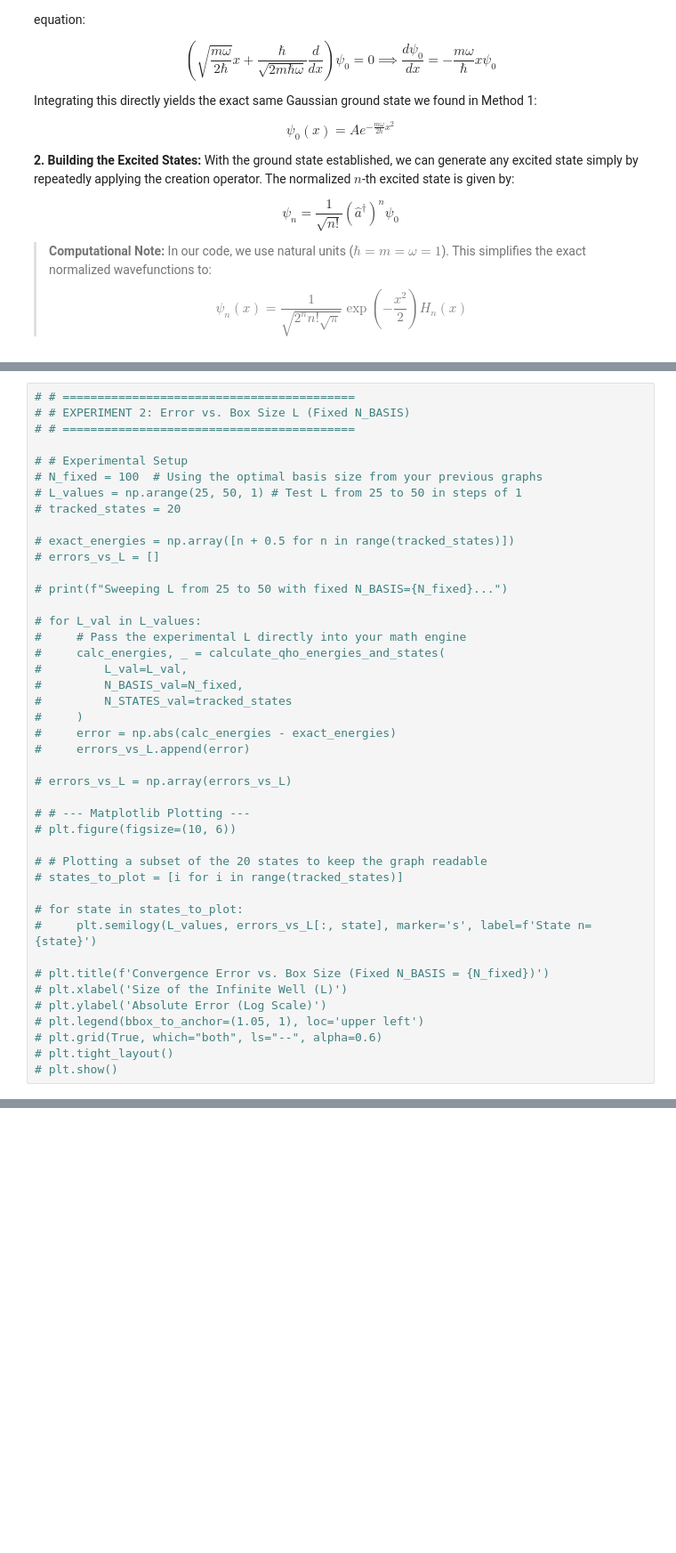
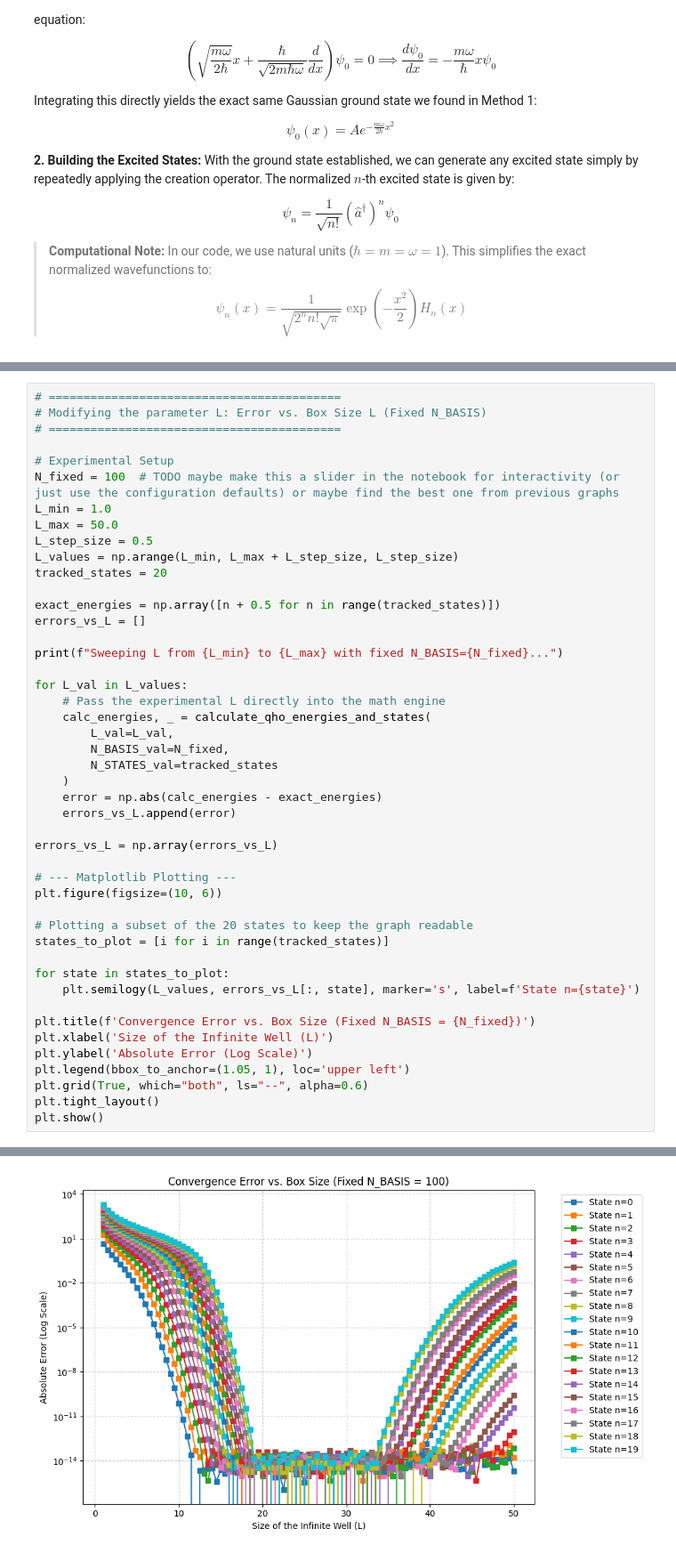
Before and after one commit to GalD101/variational_method_QHO_Project, a Jupyter notebook: QHO_Variational_Method.ipynb, the cells around one changed output, grey strips where cells are left out. Shown at 89% size. Drawn from its saved outputs; the diff is of its cells as text; blank space fills up the shorter version.

```diff
--- a/QHO_Variational_Method.ipynb
+++ b/QHO_Variational_Method.ipynb
@@ -731,43 +532,47 @@ plt.show()
 # %%
-# # ==========================================
-# # EXPERIMENT 2: Error vs. Box Size L (Fixed N_BASIS)
-# # ==========================================
+# ==========================================
+# Modifying the parameter L: Error vs. Box Size L (Fixed N_BASIS)
+# ==========================================
 
-# # Experimental Setup
-# N_fixed = 100  # Using the optimal basis size from your previous graphs
-# L_values = np.arange(25, 50, 1) # Test L from 25 to 50 in steps of 1
-# tracked_states = 20
+# Experimental Setup
+N_fixed = 100  # TODO maybe make this a slider in the notebook for interactivity (or just use the configuration defaults) or maybe find the best one from previous graphs
+L_min = 1.0
+L_max = 50.0
+L_step_size = 0.5
+L_values = np.arange(L_min, L_max + L_step_size, L_step_size)
+tracked_states = 20
 
-# exact_energies = np.array([n + 0.5 for n in range(tracked_states)])
-# errors_vs_L = []
+exact_energies = np.array([n + 0.5 for n in range(tracked_states)])
+errors_vs_L = []
 
-# print(f"Sweeping L from 25 to 50 with fixed N_BASIS={N_fixed}...")
+print(f"Sweeping L from {L_min} to {L_max} with fixed N_BASIS={N_fixed}...")
 
-# for L_val in L_values:
-#     # Pass the experimental L directly into your math engine
-#     calc_energies, _ = calculate_qho_energies_and_states(
-#         L_val=L_val,
-#         N_BASIS_val=N_fixed,
-#         N_STATES_val=tracked_states
-#     )
-#     error = np.abs(calc_energies - exact_energies)
-#     errors_vs_L.append(error)
+for L_val in L_values:
+    # Pass the experimental L directly into the math engine
+    calc_energies, _ = calculate_qho_energies_and_states(
+        L_val=L_val,
+        N_BASIS_val=N_fixed,
+        N_STATES_val=tracked_states
+    )
+    error = np.abs(calc_energies - exact_energies)
+    errors_vs_L.append(error)
 
-# errors_vs_L = np.array(errors_vs_L)
+errors_vs_L = np.array(errors_vs_L)
 
-# # --- Matplotlib Plotting ---
-# plt.figure(figsize=(10, 6))
+# --- Matplotlib Plotting ---
+plt.figure(figsize=(10, 6))
 
-# # Plotting a subset of the 20 states to keep the graph readable
-# states_to_plot = [i for i in range(tracked_states)]
+# Plotting a subset of the 20 states to keep the graph readable
+states_to_plot = [i for i in range(tracked_states)]
 
-# for state in states_to_plot:
-#     plt.semilogy(L_values, errors_vs_L[:, state], marker='s', label=f'State n={state}')
+for state in states_to_plot:
+    plt.semilogy(L_values, errors_vs_L[:, state], marker='s', label=f'State n={state}')
 
-# plt.title(f'Convergence Error vs. Box Size (Fixed N_BASIS = {N_fixed})')
-# plt.xlabel('Size of the Infinite Well (L)')
-# plt.ylabel('Absolute Error (Log Scale)')
-# plt.legend(bbox_to_anchor=(1.05, 1), loc='upper left')
-# plt.grid(True, which="both", ls="--", alpha=0.6)
-# plt.tight_layout()
-# plt.show()
+plt.title(f'Convergence Error vs. Box Size (Fixed N_BASIS = {N_fixed})')
+plt.xlabel('Size of the Infinite Well (L)')
+plt.ylabel('Absolute Error (Log Scale)')
+plt.legend(bbox_to_anchor=(1.05, 1), loc='upper left')
+plt.grid(True, which="both", ls="--", alpha=0.6)
+plt.tight_layout()
+plt.show()
+# %% [output]
@@ -773,0 +580 @@ plt.show()
+[figure, added]
```
Also changed, not shown: parts of 15 cells of this notebook, 3 other files.
